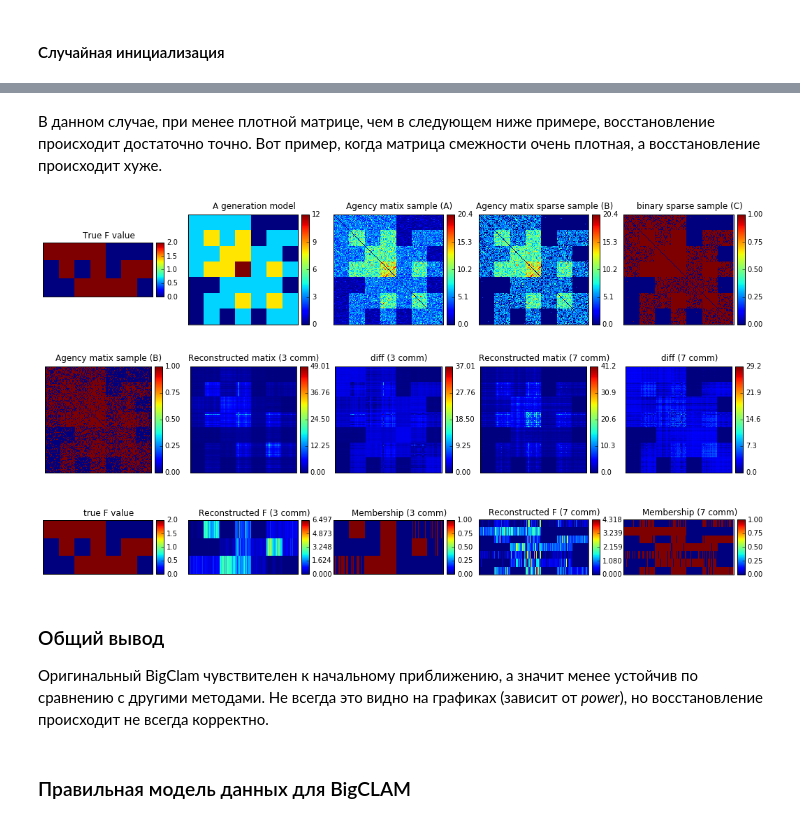
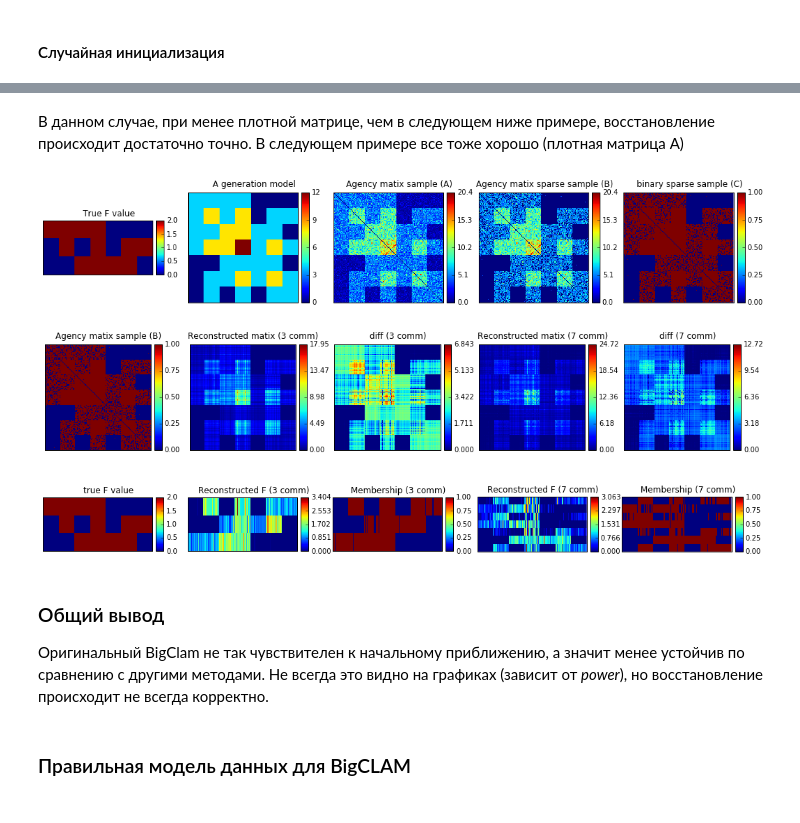
Before and after one commit to yangkuoone/WeiCLAM, a Jupyter notebook: code/Experiments.ipynb, the cells around one changed output, grey strips where cells are left out. Saved outputs shown, nothing was run; the diff lists cells and outputs as text; code cells hidden in the pictures.

```diff
--- a/code/Experiments.ipynb
+++ b/code/Experiments.ipynb
@@ -169,6 +307,6 @@ draw_res(C, F_true, F_model2r, F_model72r)
 # %% [markdown]
 В данном случае, при менее плотной матрице, чем в следующем ниже примере, восстановление происходит достаточно точно.
-Вот пример, когда матрица смежности очень плотная, а восстановление происходит хуже.
+В следующем примере все тоже хорошо (плотная матрица А)
 # %%
 x = np.mean(A) * 0.8
 B_bad = A.copy()
@@ -182,16 +320,16 @@ draw_test_sample(F_true, A, B_bad, C_bad, x)
 # %%
 w_model2r_bad = BigClam(C_bad, 3, debug_output=False, LLH_output=False, initF='rand', iter_output=1)
 F_model2r_bad, LLH2r_bad = w_model2r_bad.fit()
 
 w_model72r_bad = BigClam(C_bad, 7, debug_output=False, LLH_output=False, initF='rand', iter_output=1)
 F_model72r_bad, LLH72r_bad = w_model72r_bad.fit()
 
-draw_res(C, F_true, F_model2r_bad, F_model72r_bad)
+draw_res(C_bad, F_true, F_model2r_bad, F_model72r_bad)
 # %% [output]
-[figure, old version]
+[figure, new version]
 # %% [markdown]
 ### Общий вывод
-Оригинальный BigClam чувствителен к начальному приближению, а значит менее устойчив по сравнению с другими методами.
+Оригинальный BigClam не так чувствителен к начальному приближению, а значит менее устойчив по сравнению с другими методами.
 Не всегда это видно на графиках (зависит от *power*), но восстановление происходит не всегда корректно.
 # %% [markdown]
 ### Правильная модель данных для BigCLAM
```
Also changed, not shown: parts of 72 cells of this notebook, 2 other files.
